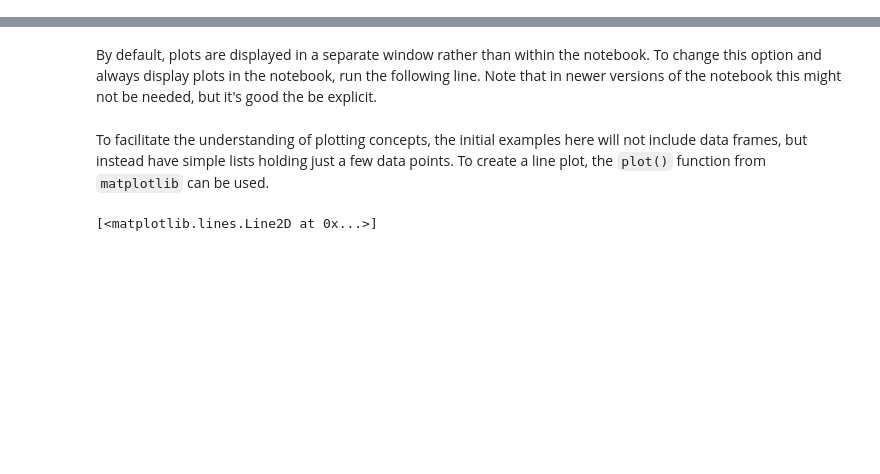
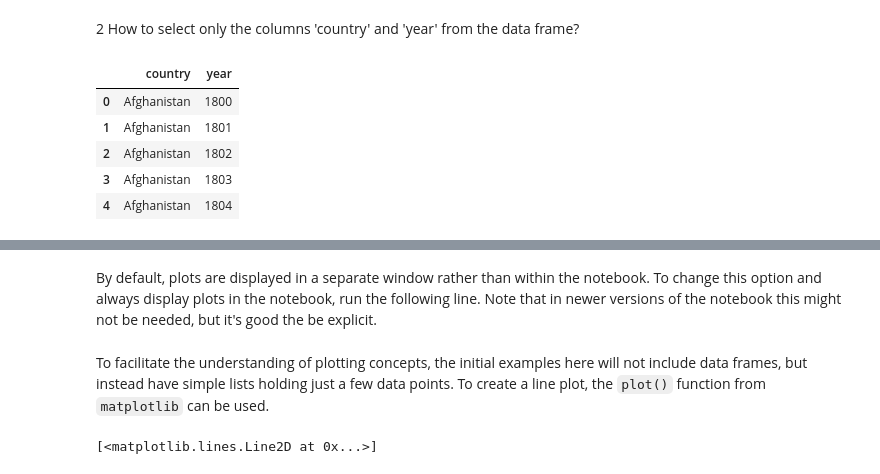
Before and after one commit to UofTCoders/2018-09-10-utoronto, a Jupyter notebook: code/3-dataviz-gapminder.ipynb, the cells around one changed output, grey strips where cells are left out. Drawn from its saved outputs; the diff is of its cells as text; code cells hidden in the pictures; blank space fills up the shorter version.

```diff
--- a/code/3-dataviz-gapminder.ipynb
+++ b/code/3-dataviz-gapminder.ipynb
@@ -0,0 +32,11 @@
+# %% [markdown]
+2 How to select only the columns 'country' and 'year' from the data frame?
+# %%
+world_data[['country', 'year']].head() #head just to limit output
+# %% [output]
+|  | country | year |
+| 0 | Afghanistan | 1800 |
+| 1 | Afghanistan | 1801 |
+| 2 | Afghanistan | 1802 |
+| 3 | Afghanistan | 1803 |
+| 4 | Afghanistan | 1804 |
```
Also changed, not shown: parts of 13 cells of this notebook.
